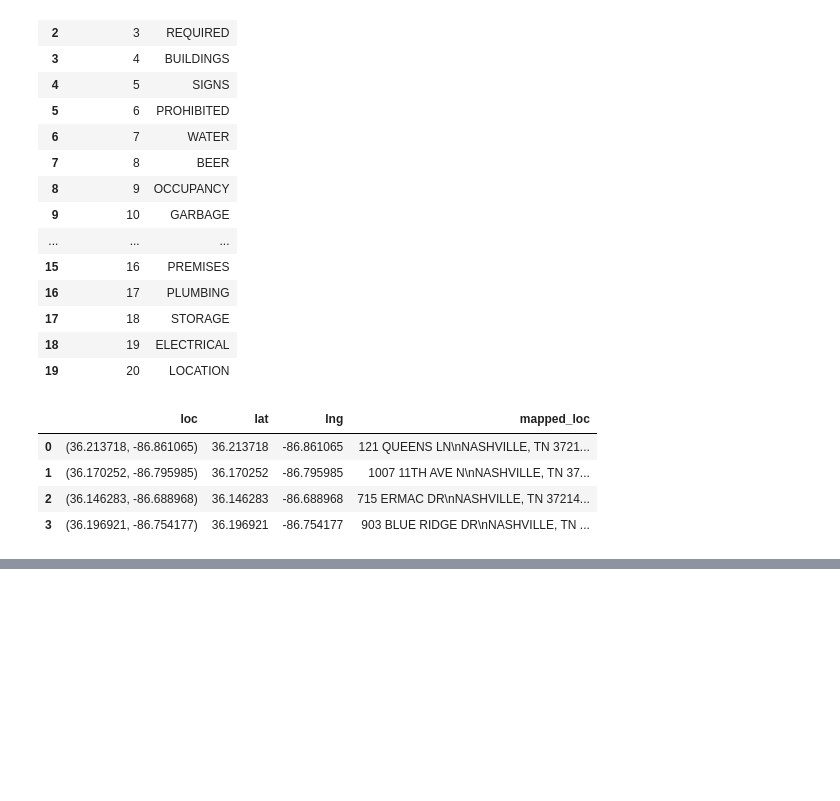
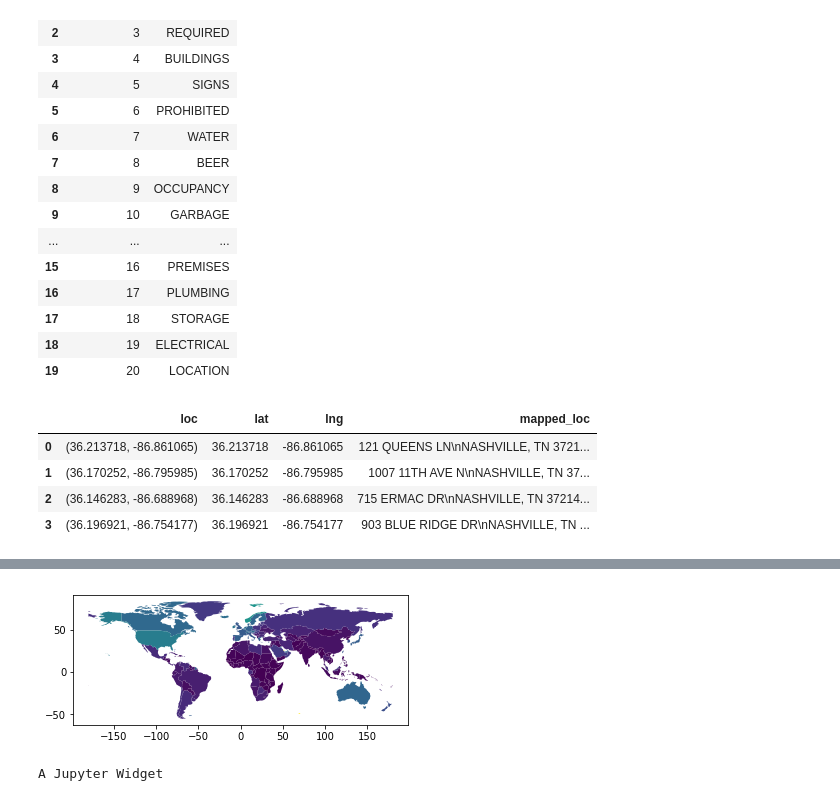
Before and after one commit to shrutijalewar/data-question-2-xtreme-united, a Jupyter notebook: Violation_Categories.ipynb, the cells around one changed output, grey strips where cells are left out. Drawn from its saved outputs; the diff is of its cells as text; code cells hidden in the pictures; blank space fills up the shorter version.

```diff
--- a/Violation_Categories.ipynb
+++ b/Violation_Categories.ipynb
@@ -300,0 +321,8 @@ geo_std_violations[['lat','lng','lat_and_lng']].head(4)
+# %%
+world = world[(world.pop_est>0) & (world.name!="Antarctica")]
+
+world['gdp_per_cap'] = world.gdp_md_est / world.pop_est
+
+world.plot(column='gdp_per_cap');
+# %% [output]
+[figure, added]
@@ -300,0 +333,8 @@ geo_std_violations[['lat','lng','lat_and_lng']].head(4)
+# %%
+from ipyleaflet import (Map,DrawControl)
+NashvilleMap = Map(center=[36.16784,-86.77816],zoom=12)
+violations = DrawControl(circle={'shapeOptions':{'color':'#000000'}})
+NashvilleMap.add_control(violations)
+NashvilleMap
+# %% [output]
+A Jupyter Widget
```
Also changed, not shown: parts of 6 cells of this notebook.
